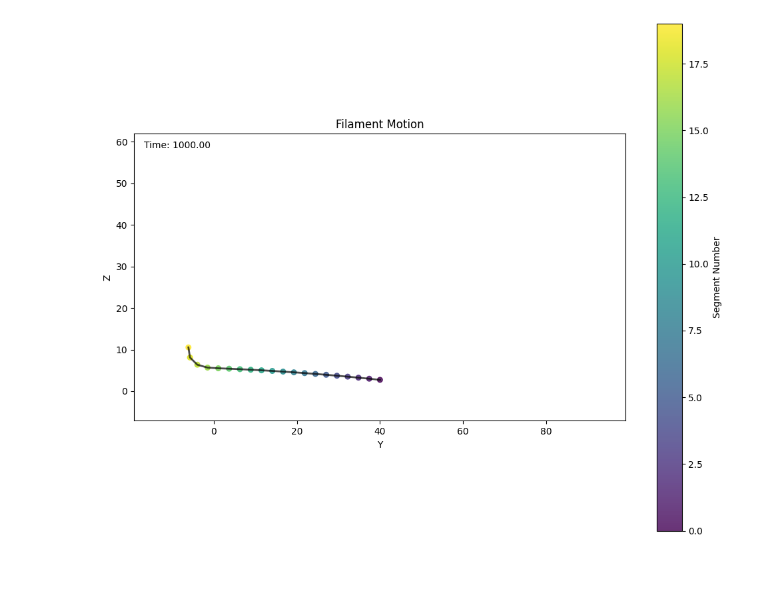
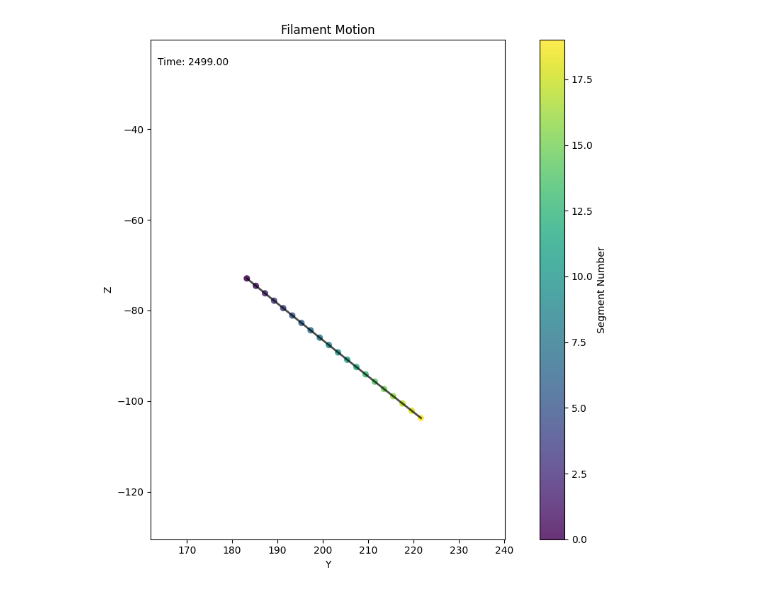
Before and after one commit to Biofluid-Dynamics-Group/cuda-filaments, a Jupyter notebook: analysis/view_beat.ipynb, the cells around one changed output. Drawn from its saved outputs; the diff is of its cells as text; code cells hidden in the pictures.

```diff
--- a/analysis/view_beat.ipynb
+++ b/analysis/view_beat.ipynb
@@ -3,7 +3,7 @@ import numpy as np
 import matplotlib.pyplot as plt
 from matplotlib.animation import FuncAnimation
 
-file_path = '../data/gmres_test_e_7_cufcm/20250402/ciliate_1fil_1024blob_8.00R_0.0010torsion_0.0000tilt_0.3000f_eff_1.4960theta0_0.0000freqshift_seg_states.dat'
+file_path = '../data/sphere_one_cilium_no_elas/20250407/ciliate_1fil_9000blob_8.00R_0.0100torsion_0.2182tilt_0.3000f_eff_1.4960theta0_0.0000freqshift_seg_states.dat'
 
 data = np.loadtxt(file_path)
 num_steps = data.shape[0]
@@ -50,31 +50,31 @@ def update(frame):
   positions = seg_states[frame]
 
   # Update line connecting segments
   line.set_data(positions[:, 1], positions[:, 2])
 
   # Update scatter points
   scatter.set_offsets(positions[:, 1:3])
   scatter.set_array(segment_numbers)
 
   # Update time display
   time_text.set_text(f'Time: {time[frame]:.2f}')
 
   return line, scatter, time_text
 
 # Create animation (use stride to control speed)
 stride = 5  # Adjust this to make animation faster/slower
 frames = range(0, num_steps, stride)
 ani = FuncAnimation(fig, update, frames=frames, init_func=init,
           blit=True, interval=30, repeat=True)
 
 # Save animation as GIF
 ani.save('filament_motion.gif', writer='pillow', fps=30)
 
 # Add a colorbar
 cbar = fig.colorbar(scatter, ax=ax)
 cbar.set_label('Segment Number')
 
 plt.tight_layout()
 plt.show()
 # %% [output]
-[figure, old version]
+[figure, new version]
```
Also changed, not shown: 4 other files.
